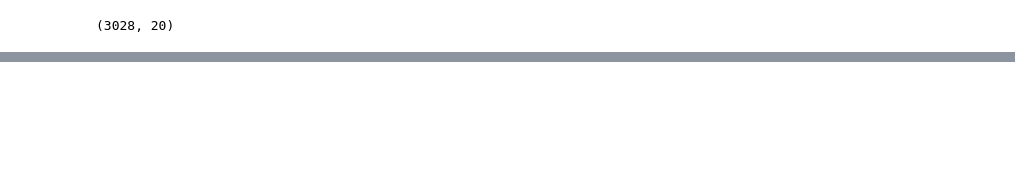
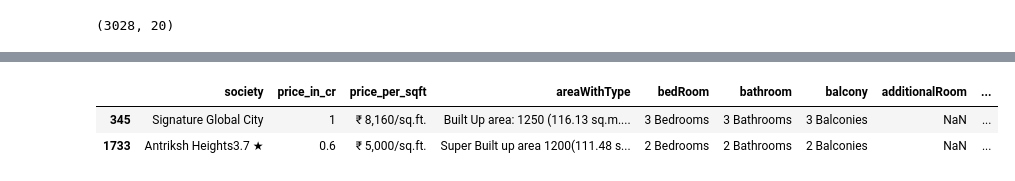
Before and after one commit to Rishabh952008/RealEstate_Project, a Jupyter notebook: notebooks/data_processing.ipynb, the cells around one changed output, grey strips where cells are left out. Saved outputs shown, nothing was run; the diff lists cells and outputs as text; code cells hidden in the pictures; blank space fills up the shorter version.

```diff
--- a/notebooks/data_processing.ipynb
+++ b/notebooks/data_processing.ipynb
@@ -23,6 +23,8 @@ df.shape
 (3028, 20)
 # %%
 # to drop link col no need
-df.drop(columns=['link'],inplace=True)
+df.drop(columns=['link','property_id'],inplace=True)
 # %%
 # Now let's clean each column one by one
+# rename columns
+df.rename(columns={'area':'price_per_sqft'},inplace=True)
@@ -36,23 +30,0 @@ df.drop(columns=['link'],inplace=True)
-# %%
-from sklearn.pipeline import Pipeline
-
-class DataCleaning:
-
-    def __init__(self,df) -> None:
-        self.df = df
-
-    def split_bhk_area(self,prop_name):
-
-        split_function = lambda x: pd.Series([x.split(' ')[0], ' '.join(x.split(' ')[1:])])
-
-        df[['BHK','society1']] = df[prop_name].apply(split_function)
-        df.drop(columns=[prop_name],inplace=True)
-
-        return df
-
-    def conv_price_unit_to_cr(self,prop_name):
-
-        checks = ['Lacs','lac','LAKHS','lakh','Lakhs','lakhs','lacs','LACS']
-
-        df[prop_name] = [i.split(' ')[0]/100 for i in df[prop_name] if i.split(' ')[1] in checks]
-        return df
@@ -73,0 +116,8 @@ dtype('O')
+# %%
+df = DC.conv_price_unit_to_cr('price')
+# %%
+df.sample(2)
+# %% [output]
+|  | society | price_in_cr | price_per_sqft | areaWithType | bedRoom | bathroom | balcony | additionalRoom | ... |
+| 345 | Signature Global City | 1 | ₹ 8,160/sq.ft. | Built Up area: 1250 (116.13 sq.m.... | 3 Bedrooms | 3 Bathrooms | 3 Balconies | NaN | ... |
+| 1733 | Antriksh Heights3.7 ★ | 0.6 | ₹ 5,000/sq.ft. | Super Built up area 1200(111.48 s... | 2 Bedrooms | 2 Bathrooms | 2 Balconies | NaN | ... |
```
Also changed, not shown: parts of 17 cells of this notebook, 1 other file.
